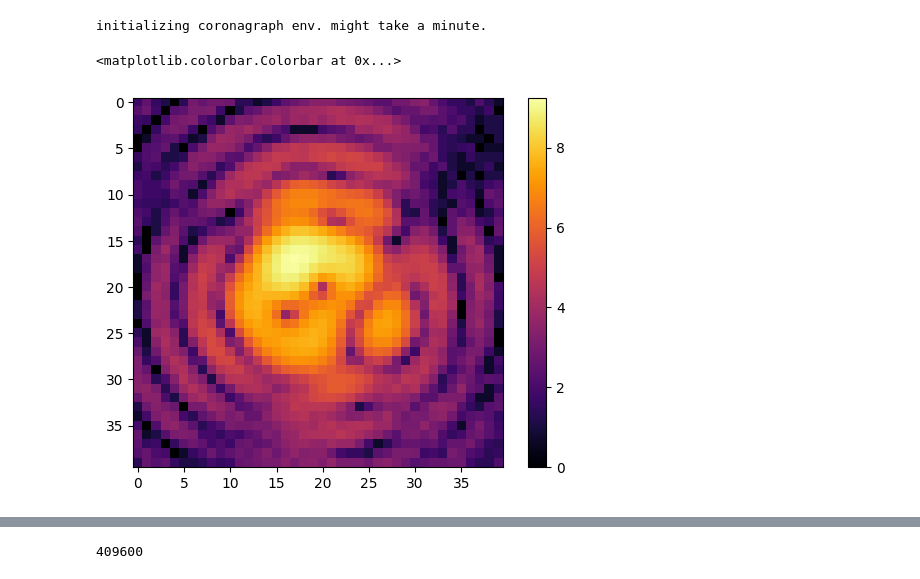
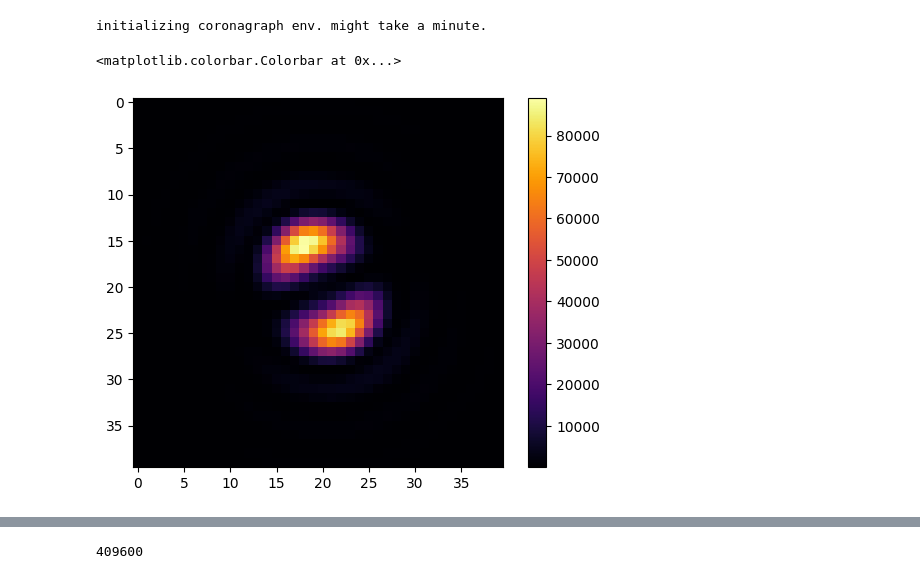
Before and after one commit to AlexeiKorolev/NASA-RL-Wavefront-Control, a Jupyter notebook: RL/data_generator.ipynb, the cells around one changed output, grey strips where cells are left out. Cells and saved outputs as stored; diff of their text form; code cells hidden in the pictures.

```diff
--- a/RL/data_generator.ipynb
+++ b/RL/data_generator.ipynb
@@ -37,8 +37,8 @@ for _ in tqdm(range(N), desc="Building dataset"):
     dm_settings.append(e.get_perfect_adjustment())
     slopes.append(e.get_slopes())
 # %%
-plt.imshow(np.log(images[-5] + 1), cmap="inferno")
+plt.imshow((images[-5] + 1), cmap="inferno")
 plt.colorbar()
 # %% [output]
 <matplotlib.colorbar.Colorbar at 0x...>
-[figure, old version]
+[figure, new version]
```
Also changed, not shown: parts of 15 cells of this notebook, 5 other files.
